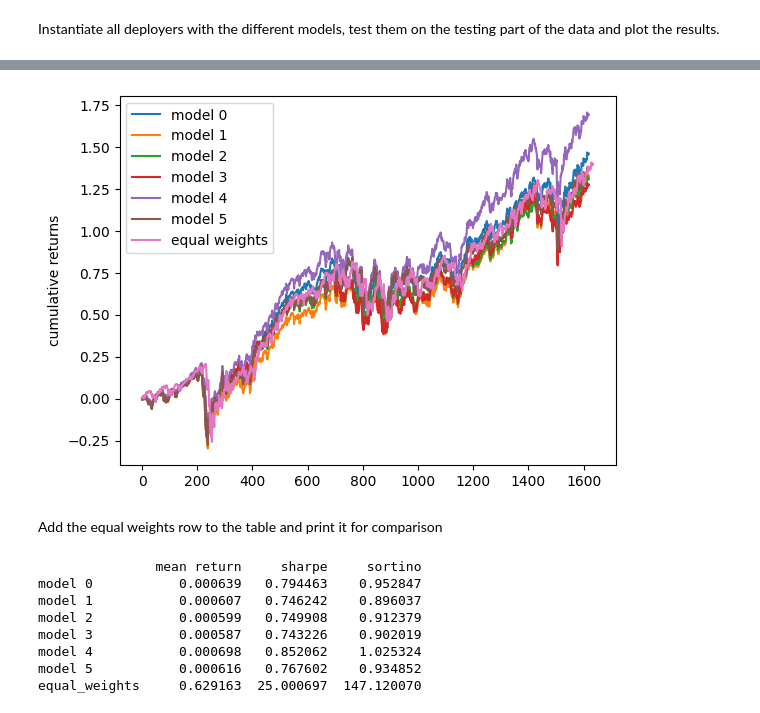
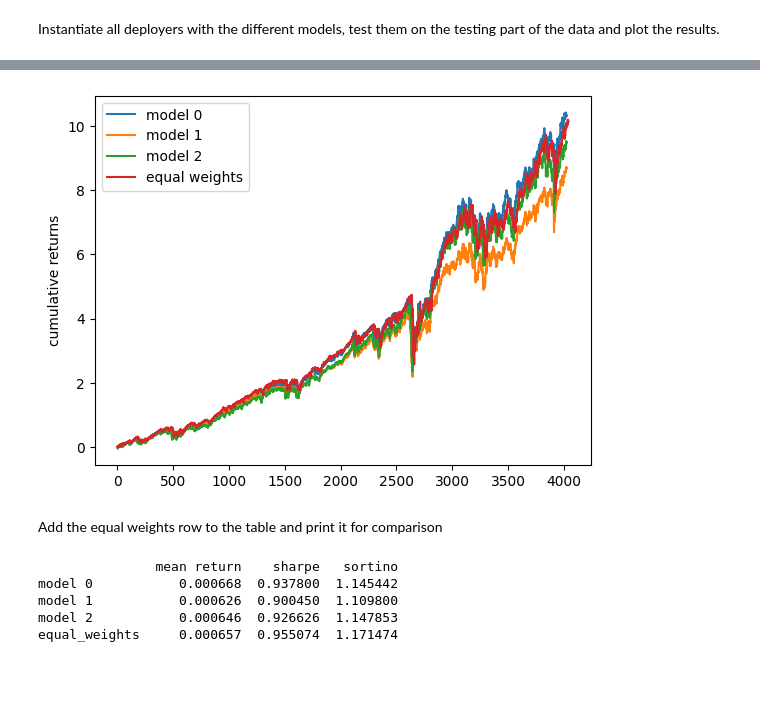
Before and after one commit to tobiasocula/Q-Learning-Implementations, a Jupyter notebook: real_data_test.ipynb, the cells around one changed output, grey strips where cells are left out. Cells and saved outputs as stored; diff of their text form; code cells hidden in the pictures; blank space fills up the shorter version.

Commit message:
trained new models and tested

```diff
--- a/real_data_test.ipynb
+++ b/real_data_test.ipynb
@@ -10,18 +10,23 @@ from itertools import product
 
 We first load data from the specified folder and construct them in a common matrix.
 # %%
-datadir = Path.cwd().parent / "data"
+datadir = Path.cwd() / "data"
+print(datadir)
 
 EARLIEST_DATE = pd.Timestamp("2000-01-01")
 MIN_ROW_COUNT = 4000
 
 common_idx = None
 c = 0
+assets_filter = []
 for sector in datadir.iterdir():
     for asset in sector.iterdir():
         df = pd.read_csv(datadir / asset, index_col=0)
         df.index = pd.to_datetime(df.index)
         df = df[df.index >= EARLIEST_DATE]
+        if len(df) < MIN_ROW_COUNT:
+            assets_filter.append(asset.name)
+            continue
         common_idx = common_idx.intersection(df.index) if common_idx is not None else df.index
         c += 1
 
@@ -30,6 +35,8 @@ data = np.empty((len(common_idx), c))
 c = 0
 for sector in datadir.iterdir():
     for asset in sector.iterdir():
+        if asset.name in assets_filter:
+            continue
         df = pd.read_csv(datadir / asset, index_col=0)
         df.index = pd.to_datetime(df.index)
         df = df[df.index.isin(common_idx)]
@@ -42,16 +70,16 @@ We again train multiple models (but now on real data!), like in the case with sy
 # %%
 num_actions = 10
 A = np.random.dirichlet(np.full(data.shape[1], 1), num_actions)
-rb_capacity = [200]
-rb_sample_size = [5]
+rb_capacity = [2000]
+rb_sample_size = [32]
 gamma = [0.95]
 t_replay_buffer = [100]
 training_lookback_period = [15]
-model_constructors = [construct_dqn_1]
-target_update_freq = [50]
+model_constructors = [construct_dqn_1, construct_dqn_2, construct_dqn_3]
+target_update_freq = [500]
 action_space = [A]
 state_space = [data]
-eps_decays = [0.99]
+eps_decays = [0.997]
 
 product_args = list(product(state_space, rb_capacity,
                             rb_sample_size, action_space, gamma, target_update_freq,
@@ -93,7 +121,7 @@ deployers = [
     data=data,
     action_space=A
     )
-    for i in range(6)
+    for i in range(3)
 ]
 table = np.empty((len(deployers), 3))
 
@@ -106,14 +134,15 @@ for i, d in enumerate(deployers):
         returns_vola_ann,
         sharpe,
         sortino,
-        returns_equal_weights
+        returns_equal_weights,
+        returns_equal_weights_cum
     ) = d.run()
     table[i, :] = [np.mean(returns), sharpe, sortino]
     ax.plot(cum_return, label=f"model {i}")
 
-table = pd.DataFrame(table, index=[f"model {i}" for i in range(6)], columns=["mean return", "sharpe", "sortino"])
+table = pd.DataFrame(table, index=[f"model {i}" for i in range(3)], columns=["mean return", "sharpe", "sortino"])
 
-ax.plot(returns_equal_weights, label="equal weights")
+ax.plot(returns_equal_weights_cum, label="equal weights")
 ax.legend()
 ax.set_ylabel("cumulative returns")
 plt.show()
@@ -138,4 +167,4 @@ data shape:
-[figure, old version]
+[figure, new version]
 # %% [markdown]
 Add the equal weights row to the table and print it for comparison
 # %%
@@ -146,11 +175,8 @@ table.loc['equal_weights'] = [
 ]
 print(table)
 # %% [output]
-               mean return     sharpe     sortino
-model 0           0.000639   0.794463    0.952847
-model 1           0.000607   0.746242    0.896037
-model 2           0.000599   0.749908    0.912379
-model 3           0.000587   0.743226    0.902019
-model 4           0.000698   0.852062    1.025324
-model 5           0.000616   0.767602    0.934852
-equal_weights     0.629163  25.000697  147.120070
+               mean return    sharpe   sortino
+model 0           0.000668  0.937800  1.145442
+model 1           0.000626  0.900450  1.109800
+model 2           0.000646  0.926626  1.147853
+equal_weights     0.000657  0.955074  1.171474
```
Also changed, not shown: parts of 4 cells of this notebook, 14 other files.
